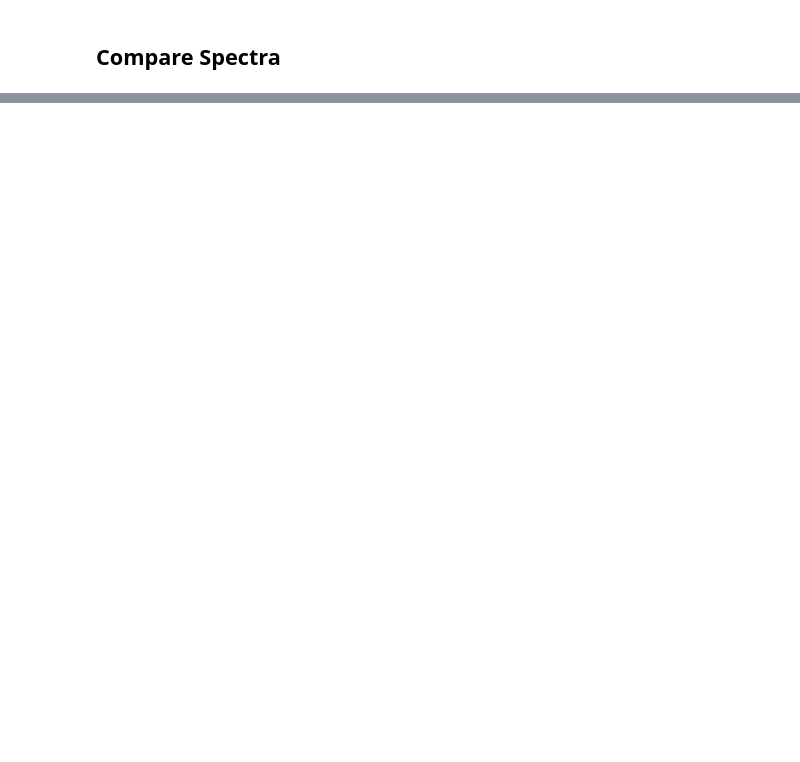
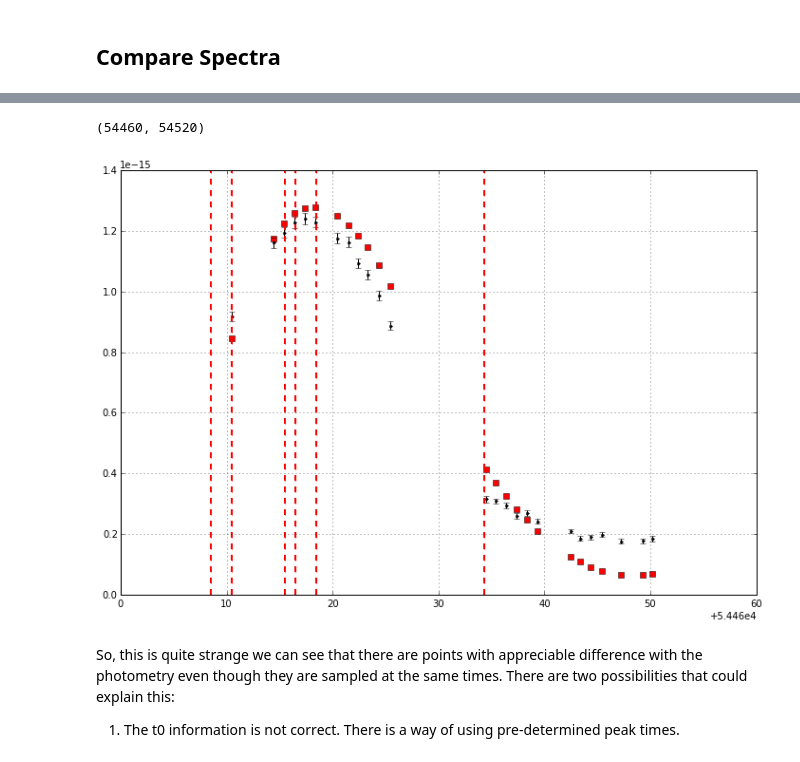
Before and after one commit to rbiswas4/calibrate_spectra, a Jupyter notebook: examples/ExampleObject.ipynb, the cells around one changed output, grey strips where cells are left out. Saved outputs shown, nothing was run; the diff lists cells and outputs as text; code cells hidden in the pictures; blank space fills up the shorter version.

```diff
--- a/examples/ExampleObject.ipynb
+++ b/examples/ExampleObject.ipynb
@@ -260,2 +272,17 @@ array([ 54468.53173288,  54470.51783288,  54475.48307288,  54476.47612288,
+# %%
+figB.set_size_inches(12, 8)
+# %%
+ax = figB.axes[0]
+ax.set_xlim(54460,54520 )
+# %% [output]
+(54460, 54520)
+# %%
+figB
+# %% [output]
+[figure, added]
+# %% [markdown]
+So, this is quite strange we can see that there are points with appreciable difference with the photometry even though they are
+sampled at the same times. There are two possibilities that could explain this:
+1. The t0 information is not correct. There is a way of using pre-determined peak times.
 # %%
 mysource.data_fnames
```
Also changed, not shown: parts of 17 cells of this notebook.
